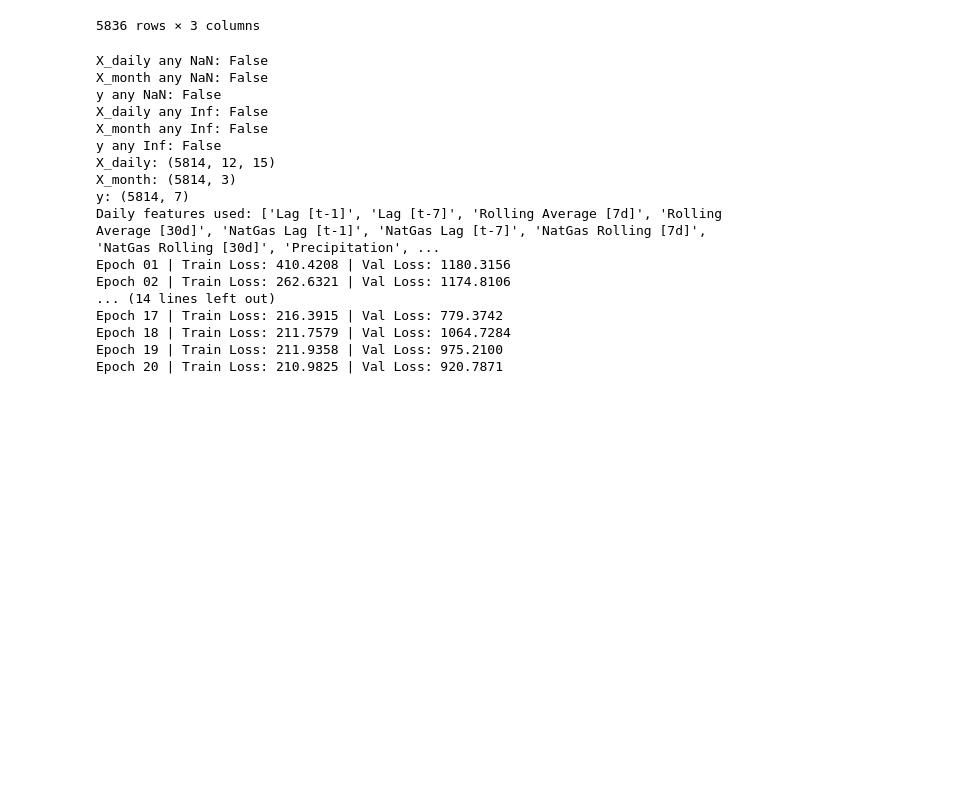
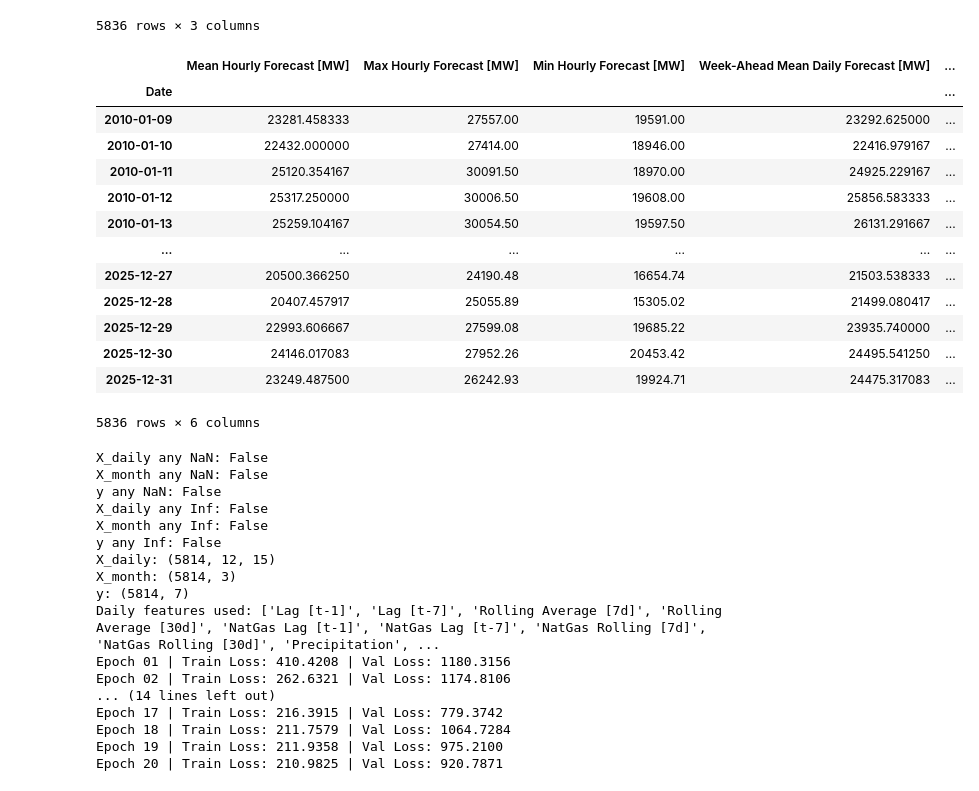
Before and after one commit to eschmidy1/DATA-543-CA-Energy, a Jupyter notebook: prelim_model.ipynb, the cells around one changed output. Cells and saved outputs as stored; diff of their text form; code cells hidden in the pictures; blank space fills up the shorter version.

Commit message:
load data cleaned
update to data cleaning cell and dataframe structure to prepare to run models with the load data

```diff
--- a/prelim_model.ipynb
+++ b/prelim_model.ipynb
@@ -59,12 +59,20 @@ df_pricedata = df_pricedata.set_index('Date').sort_index()
 df_pricedata = df_pricedata.drop(columns = ['NatGas Rolling 2 [30d]'])
 
 df_1day_load = pd.read_csv(base_path + 'caiso_load_forecast_daily_2010_2026.csv')
-
+df_1day_load['date'] = pd.to_datetime(df_1day_load['date'], format='mixed')
+df_1day_load.columns = ['Date', 'Mean Hourly Forecast [MW]', 'Max Hourly Forecast [MW]', 'Min Hourly Forecast [MW]']
+df_1day_load = df_1day_load.set_index('Date').sort_index()
+#print(df_1day_load.shape[0])
 
 df_7day_load = pd.read_csv(base_path + 'caiso_tac_7day_load_forecast_daily_2010_2026.csv')
+df_7day_load['date'] = pd.to_datetime(df_7day_load['date'], format='mixed')
+df_7day_load['date'] = df_7day_load['date'] - timedelta(weeks = 1)
+df_7day_load = df_7day_load.drop(columns=['pge_7day_load_forecast_hours', 'first_publish_time', 'last_publish_time'])
+df_7day_load.columns = ['Date', 'Week-Ahead Mean Daily Forecast [MW]', 'Week-Ahead Max Daily Forecast [MW]', 'Week-Ahead Min Daily Forecast [MW]']
+df_7day_load = df_7day_load.set_index('Date').sort_index()
+#print(df_7day_load.shape[0])
 
-
-dfs = [df_hdd_cdd, df_ONI, df_localtemps, df_pricedata] #add new dataframes here
+dfs = [df_hdd_cdd, df_ONI, df_localtemps, df_pricedata, df_1day_load, df_7day_load] #add new dataframes here
 
 ####################################################################################
 # double check no duplicates, aligned indexes, etc. to prepare for splice and join
@@ -80,11 +88,11 @@ for df in dfs:
     cleaned.append(df)
 dfs = cleaned
 dfs = [df.loc[start_date:end_date] for df in dfs]
-df_hdd_cdd, df_ONI, df_localtemps, df_pricedata = dfs
+df_hdd_cdd, df_ONI, df_localtemps, df_pricedata, df_1day_load, df_7day_load = dfs #add back in any new dataframes
 
 
 dfs = [df.loc[start_date:end_date] for df in dfs]
-df_hdd_cdd, df_ONI, df_localtemps, df_pricedata = dfs #add back in any new dataframes
+df_hdd_cdd, df_ONI, df_localtemps, df_pricedata, df_1day_load, df_7day_load = dfs #add back in any new dataframes
 
 ####################################################################################
 # Final Concatenation, Formatting to feed into ML models
@@ -92,11 +100,15 @@ df_hdd_cdd, df_ONI, df_localtemps, df_pricedata = dfs #add back in any new dataf
 
 monthly_df_list = [df_hdd_cdd, df_ONI]
 daily_df_list = [df_pricedata, df_localtemps]
+load_df_list = [df_1day_load, df_7day_load]
 
 df_monthly = pd.concat(monthly_df_list, axis=1, join='outer') #join into seperate sets for later
 df_daily = pd.concat(daily_df_list, axis=1, join='outer')
+df_load = pd.concat(load_df_list, axis = 1, join = 'outer')
 
 n_vars_monthly = df_monthly.shape[1] #variable so we don't have to mess with stuff in the model as we add stuff
 n_vars_daily = df_daily.shape[1]
+n_vars_load = df_load.shape[1]
 
+df_load_daily_combined = pd.concat([df_daily, df_load], axis = 1, join = 'outer')
 combined_df = pd.concat([df_monthly, df_daily], axis = 1, join = 'outer') #one total dataframe
@@ -134,6 +148,23 @@ df_monthly
 | 2025-12-30 | 358 | 5 | -0.5 |
 | 2025-12-31 | 358 | 5 | -0.5 |
 5836 rows × 3 columns
+# %%
+df_load
+# %% [output]
+|  | Mean Hourly Forecast [MW] | Max Hourly Forecast [MW] | Min Hourly Forecast [MW] | Week-Ahead Mean Daily Forecast [MW] | ... |
+| Date |  |  |  |  | ... |
+| 2010-01-09 | 23281.458333 | 27557.00 | 19591.00 | 23292.625000 | ... |
+| 2010-01-10 | 22432.000000 | 27414.00 | 18946.00 | 22416.979167 | ... |
+| 2010-01-11 | 25120.354167 | 30091.50 | 18970.00 | 24925.229167 | ... |
+| 2010-01-12 | 25317.250000 | 30006.50 | 19608.00 | 25856.583333 | ... |
+| 2010-01-13 | 25259.104167 | 30054.50 | 19597.50 | 26131.291667 | ... |
+| ... | ... | ... | ... | ... | ... |
+| 2025-12-27 | 20500.366250 | 24190.48 | 16654.74 | 21503.538333 | ... |
+| 2025-12-28 | 20407.457917 | 25055.89 | 15305.02 | 21499.080417 | ... |
+| 2025-12-29 | 22993.606667 | 27599.08 | 19685.22 | 23935.740000 | ... |
+| 2025-12-30 | 24146.017083 | 27952.26 | 20453.42 | 24495.541250 | ... |
+| 2025-12-31 | 23249.487500 | 26242.93 | 19924.71 | 24475.317083 | ... |
+5836 rows × 6 columns
 # %%
 ############################################################################
 
```
Also changed, not shown: parts of 3 cells of this notebook.
